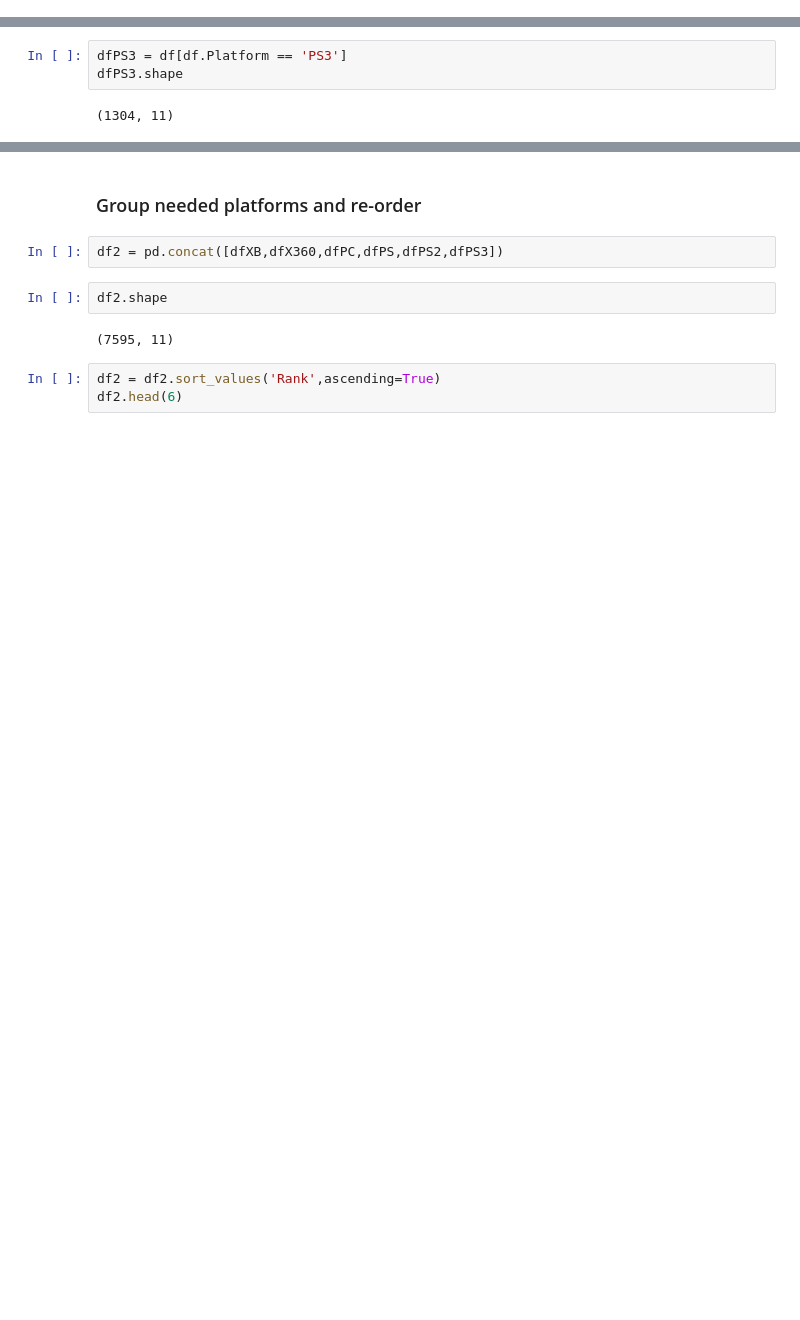
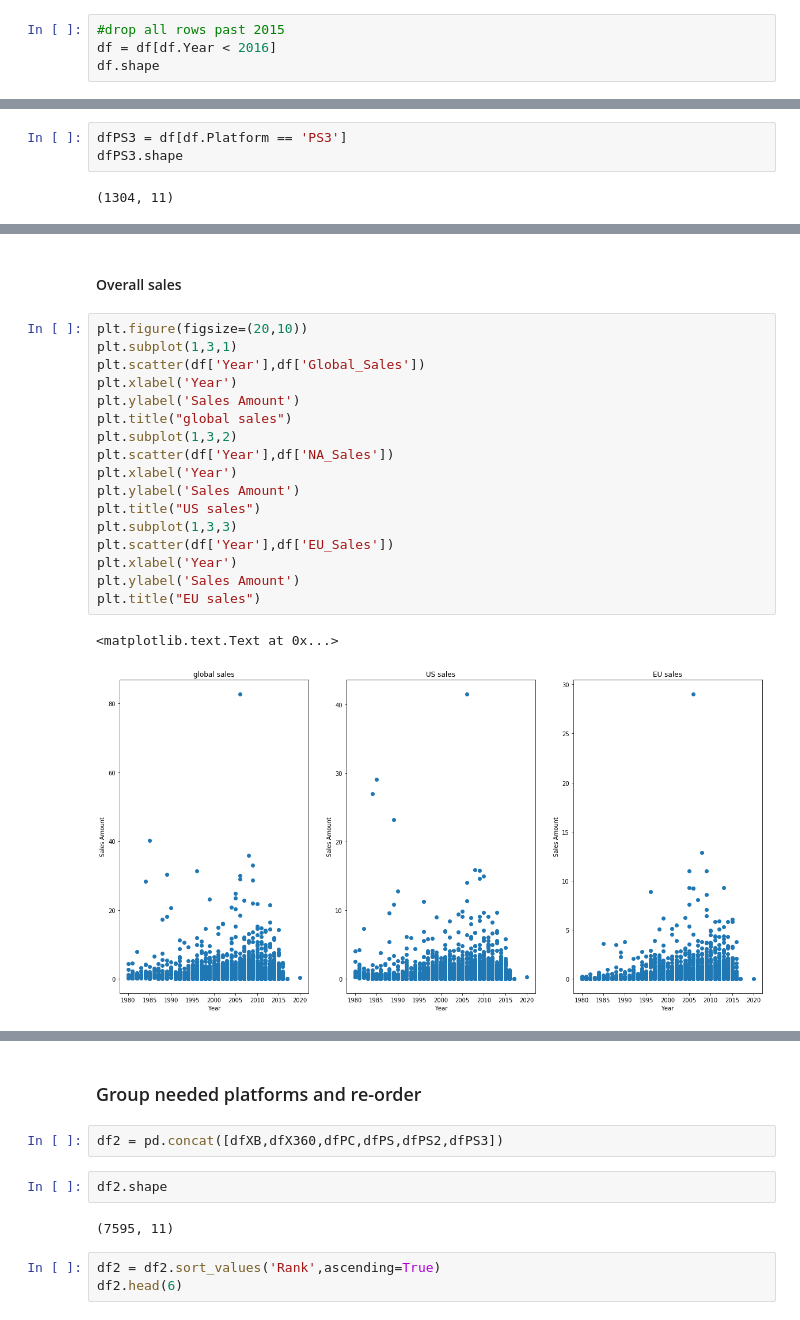
Before and after one commit to Keheira/ML-Project, a Jupyter notebook: Project.ipynb, the cells around one changed output, grey strips where cells are left out. Drawn from its saved outputs; the diff is of its cells as text; blank space fills up the shorter version.

```diff
--- a/Project.ipynb
+++ b/Project.ipynb
@@ -61,3 +62,7 @@ df.head(6)
 | 3 | 4 | Wii Sports Resort | Wii | 2009.0 | Sports | Nintendo | 15.75 | 11.01 | 3.28 | 2.96 | ... |
 | 4 | 5 | Pokemon Red/Pokemon Blue | GB | 1996.0 | Role-Playing | Nintendo | 11.27 | 8.89 | 10.22 | 1.00 | ... |
 | 5 | 6 | Tetris | GB | 1989.0 | Puzzle | Nintendo | 23.20 | 2.26 | 4.22 | 0.58 | ... |
+# %%
+#drop all rows past 2015
+df = df[df.Year < 2016]
+df.shape
@@ -157,0 +199,22 @@ dfPS3.head(6)
+# %% [markdown]
+#### Overall sales
+# %%
+plt.figure(figsize=(20,10))
+plt.subplot(1,3,1)
+plt.scatter(df['Year'],df['Global_Sales'])
+plt.xlabel('Year')
+plt.ylabel('Sales Amount')
+plt.title("global sales")
+plt.subplot(1,3,2)
+plt.scatter(df['Year'],df['NA_Sales'])
+plt.xlabel('Year')
+plt.ylabel('Sales Amount')
+plt.title("US sales")
+plt.subplot(1,3,3)
+plt.scatter(df['Year'],df['EU_Sales'])
+plt.xlabel('Year')
+plt.ylabel('Sales Amount')
+plt.title("EU sales")
+# %% [output]
+<matplotlib.text.Text at 0x...>
+[figure, added]
```
Also changed, not shown: parts of 16 cells of this notebook.
